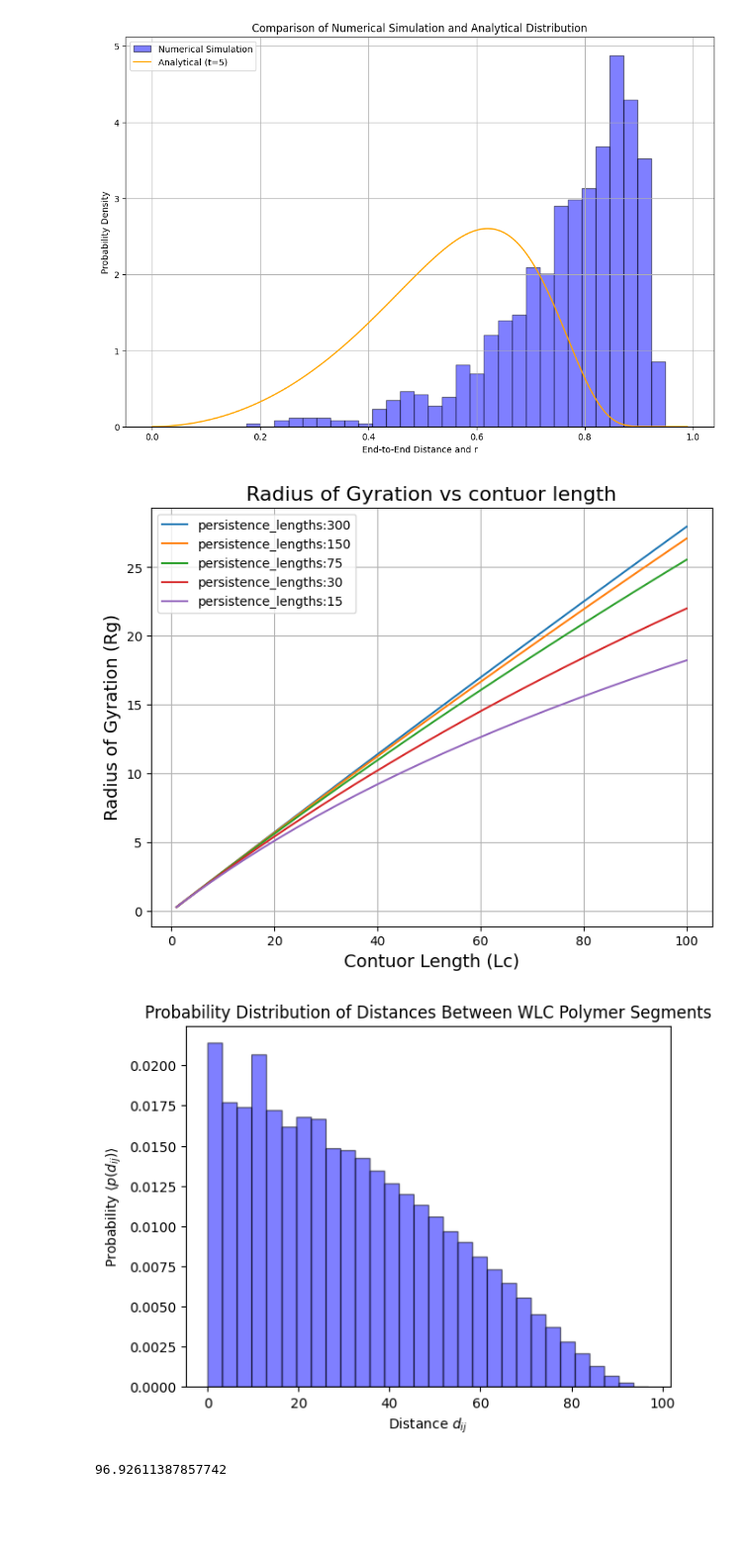
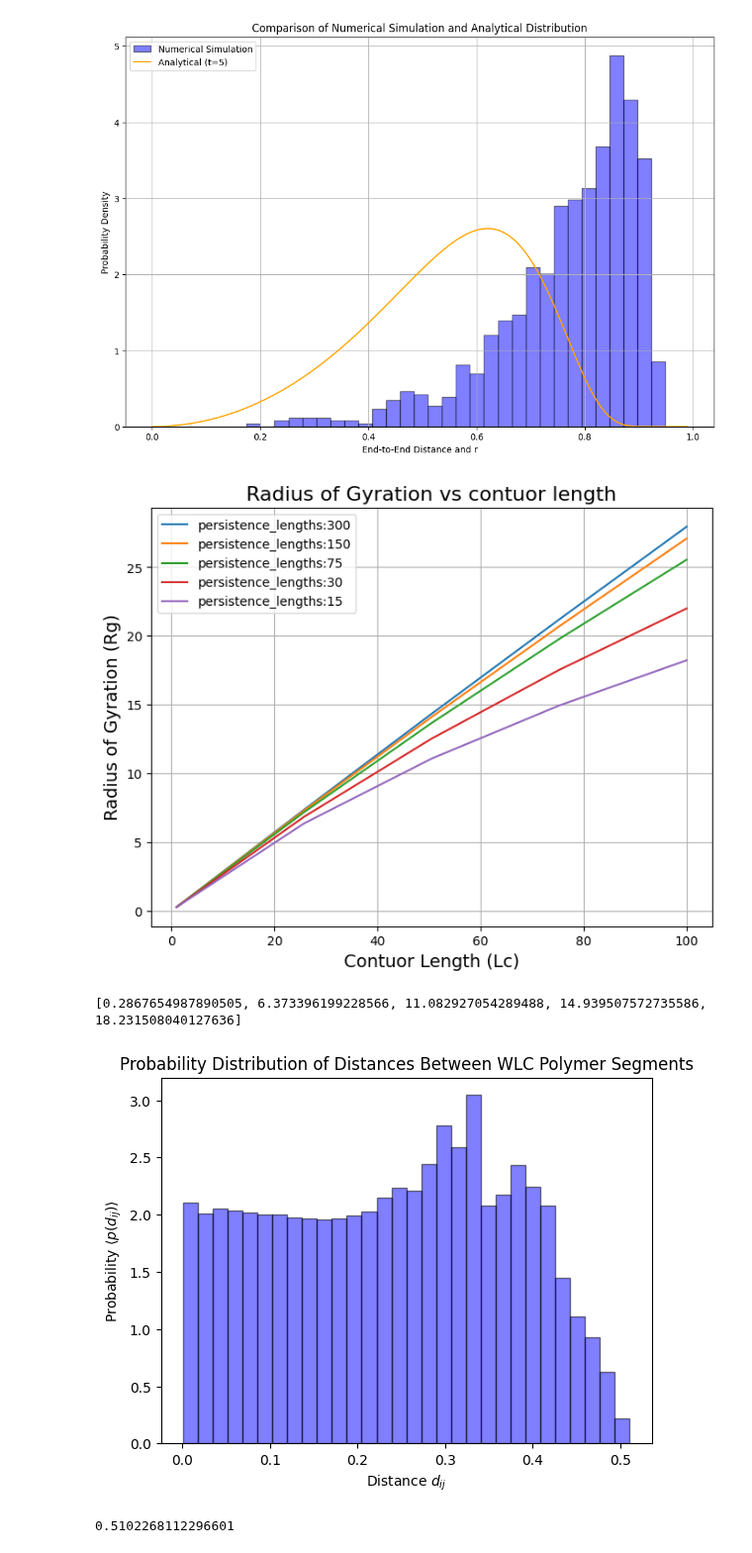
Before and after one commit to B-hub-hue/Python.exam_polymer, a Jupyter notebook: Python_exam_py.ipynb, the cells around one changed output. Shown at 99% size. Cells and saved outputs as stored; diff of their text form; code cells hidden in the pictures; blank space fills up the shorter version.

```diff
--- a/Python_exam_py.ipynb
+++ b/Python_exam_py.ipynb
@@ -201,7 +201,7 @@ import matplotlib.pyplot as plt
 #defing the parameters
 N = 100 # Number of segments
 L = 1
-Lc = np.linspace(1, N, N) # contour lengths
+Lc = np.linspace(1, N, 5) # contour lengths
 
 lp = [300, 150, 75, 30, 15] # persistence lengths
 
@@ -223,14 +223,17 @@ plt.title('Radius of Gyration vs contuor length', fontsize=16)
 plt.legend()
 plt.grid(True)
 plt.show()
+print(Rg_values)
 # %% [output]
-[figure, old version]
+[figure, new version]
+[0.2867654987890505, 6.373396199228566, 11.082927054289488, 14.939507572735586, 18.231508040127636]
 # %%
 import numpy as np
 import matplotlib.pyplot as plt
 
-N = 100
+N = 1000
 persistence_length = 75
+delta_theta = 0.102
 def custom_gaussian_theta(delta_theta):
     #"""Sample from the custom Gaussian distribution for theta."""
     return np.random.normal(0, delta_theta)
@@ -244,42 +247,44 @@ def rodrigues_rotation(v, k, theta, phi):
             np.cross(k, v) * s_theta +
             k * np.dot(k, v) * (1 - c_theta))
 def dij(positions):
-   return np.linalg.norm(positions[-j] - positions[i])
+
+   return np.linalg.norm(positions[i] - positions[j])
 distances = []
 
-for _ in range(100):
+for _ in range(1):
     # Starting vector (arbitrary direction)
     vectors = [np.array([1, 0, 0])]
 
     for _ in range(1, N):
         # Sample theta (polar angle) from Gaussian distribution
         theta = custom_gaussian_theta(1 / np.sqrt(persistence_length))
         axis_of_rotation = np.cross(np.random.random(size=3), vectors[-1])
 
         # Sample phi (dihedral angle) uniformly between 0 and 2*pi
         phi = np.random.uniform(0, 2 * np.pi)
         # Rotate the previous vector by theta and phi
         new_vector = rodrigues_rotation(vectors[-1], axis_of_rotation, theta, phi)
         vectors.append(new_vector)
 
     # Convert list of vectors to numpy array
     vectors = np.array(vectors)
 
     # Calculate the dij for this trial when persistence length is 75
     for i in range(0, N-1):
       for j in range(i + 1, N):
         distance = dij(vectors.cumsum(axis=0))
         distances.append(distance)
+
 plt.hist(distances, bins=30, density=True, alpha=0.5, color='blue', edgecolor='black', label='Numerical Simulation')
 
 plt.xlabel('Distance $d_{ij}$')
 plt.ylabel('Probability $\\langle p(d_{ij}) \\rangle$')
 plt.title('Probability Distribution of Distances Between WLC Polymer Segments')
 
 # Show plot
 plt.show()
 print(np.max(distances))
 # %% [output]
-[figure, old version]
+[figure, new version]
-96.92611387857742
+0.5102268112296601
 # %%
```
Also changed, not shown: parts of 2 cells of this notebook.
